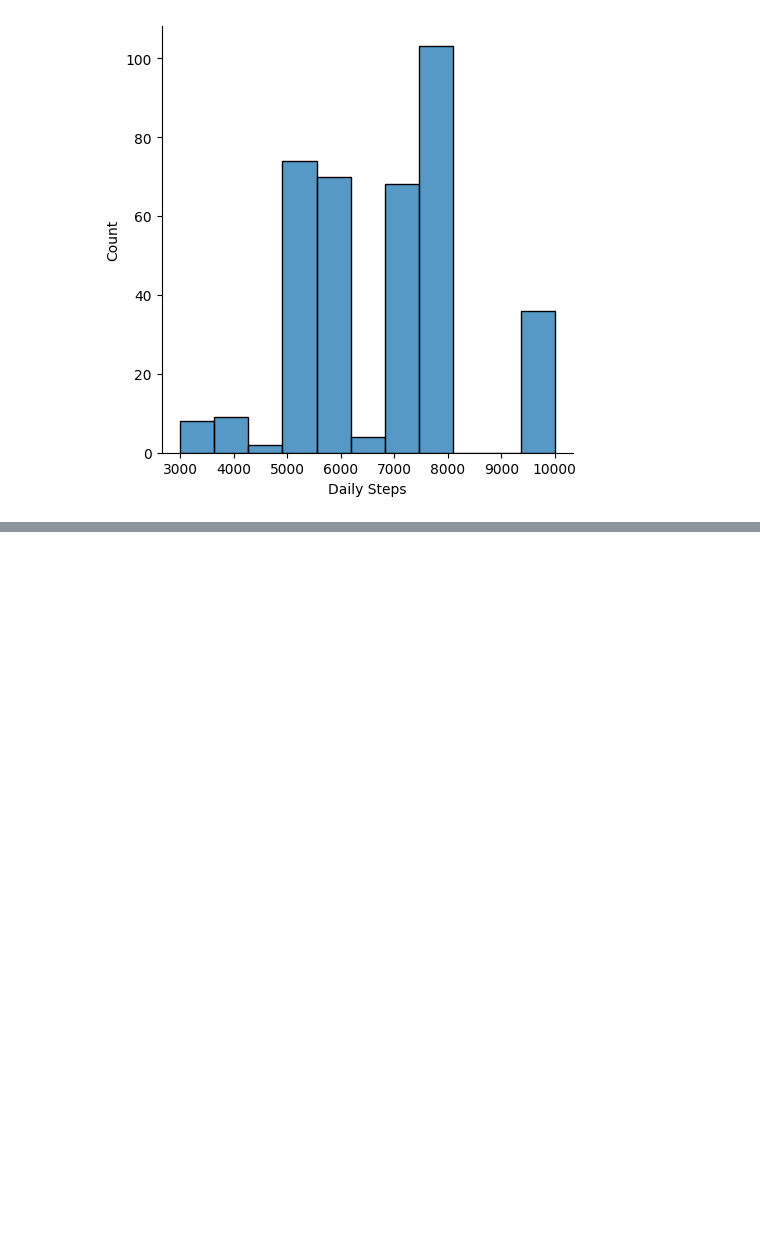
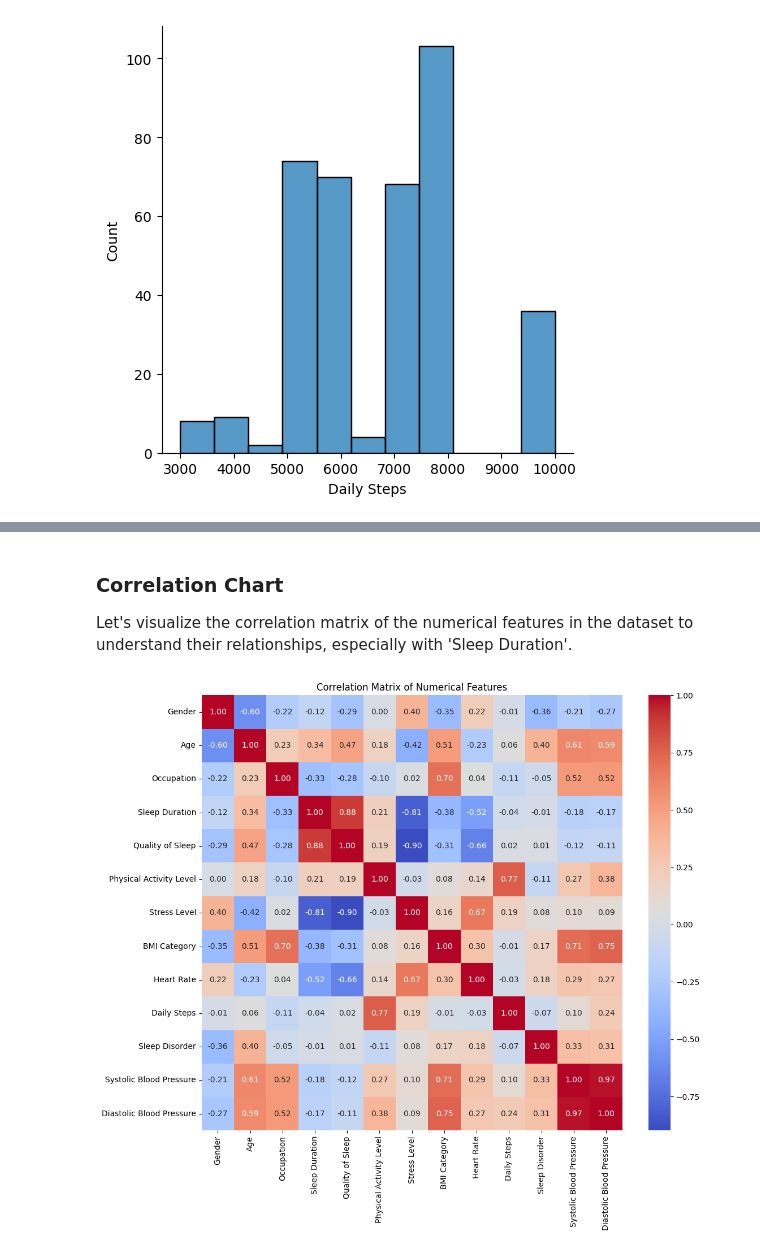
Before and after one commit to HMBinara/ML_Project, a Jupyter notebook: Health_&_Fitness_Improvement_Predictor.ipynb, the cells around one changed output, grey strips where cells are left out. Cells and saved outputs as stored; diff of their text form; code cells hidden in the pictures; blank space fills up the shorter version.

```diff
--- a/Health_&_Fitness_Improvement_Predictor.ipynb
+++ b/Health_&_Fitness_Improvement_Predictor.ipynb
@@ -216,0 +275,13 @@ plt.show()
+# %%
+# Split 'Blood Pressure' into two new columns
+data[['Systolic Blood Pressure', 'Diastolic Blood Pressure']] = data['Blood Pressure'].str.split('/', expand=True)
+
+# Convert new columns to integer type
+data['Systolic Blood Pressure'] = data['Systolic Blood Pressure'].astype(int)
+data['Diastolic Blood Pressure'] = data['Diastolic Blood Pressure'].astype(int)
+
+# Drop the original 'Blood Pressure' column
+data = data.drop('Blood Pressure', axis=1)
+
+print("Dataframe after converting Blood Pressure:")
+display(data.head())
@@ -216,0 +300,6 @@ plt.show()
+# %%
+label_encoder_sleep_disorder = LabelEncoder()
+data['Sleep Disorder'] = label_encoder_sleep_disorder.fit_transform(data['Sleep Disorder'])
+
+print("Unique values in 'Sleep Disorder' after encoding:", data['Sleep Disorder'].unique())
+display(data.head())
@@ -216,0 +316,12 @@ plt.show()
+# %%
+# Drop 'Person ID' as it is an identifier and not a feature
+data = data.drop('Person ID', axis=1)
+
+X = data.drop('Sleep Duration', axis=1)
+Y = data['Sleep Duration']
+
+print("Shape of X (features):", X.shape)
+print("Shape of Y (target):", Y.shape)
+
+display(X.head())
+display(Y.head())
@@ -216,0 +344,11 @@ plt.show()
+# %% [markdown]
+### Correlation Chart
+
+Let's visualize the correlation matrix of the numerical features in the dataset to understand their relationships, especially with 'Sleep Duration'.
+# %%
+plt.figure(figsize=(12, 10))
+sns.heatmap(data.corr(numeric_only=True), annot=True, cmap='coolwarm', fmt='.2f')
+plt.title('Correlation Matrix of Numerical Features')
+plt.show()
+# %% [output]
+[figure, added]
```
Also changed, not shown: parts of 18 cells of this notebook.
